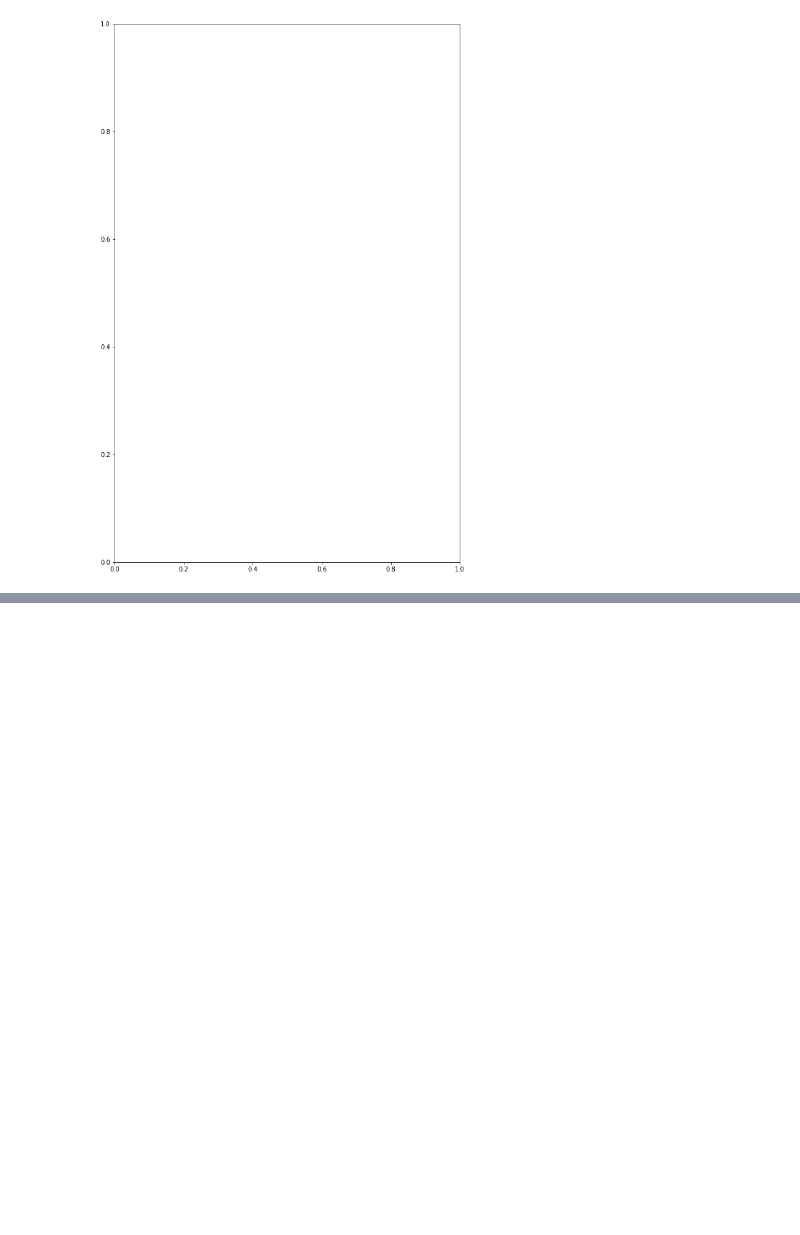
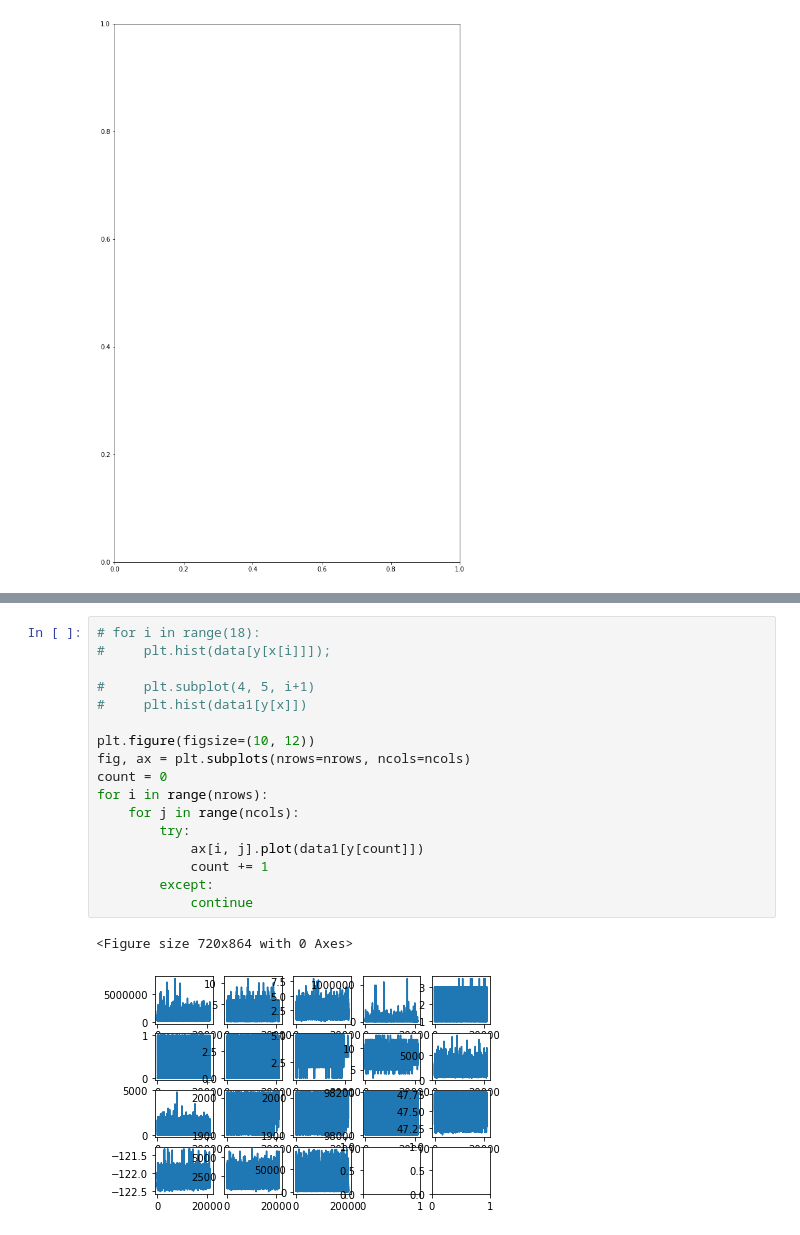
Before and after one commit to Maltanno/Phase2_Project, a Jupyter notebook: Data_Analysis.ipynb, the cells around one changed output, grey strips where cells are left out. Cells and saved outputs as stored; diff of their text form; blank space fills up the shorter version.

```diff
--- a/Data_Analysis.ipynb
+++ b/Data_Analysis.ipynb
@@ -219,0 +261,20 @@ pd.plotting.scatter_matrix(data, figsize=(24,24));
+# %%
+# for i in range(18):
+#     plt.hist(data[y[x[i]]]);
+
+#     plt.subplot(4, 5, i+1)
+#     plt.hist(data1[y[x]])
+
+plt.figure(figsize=(10, 12))
+fig, ax = plt.subplots(nrows=nrows, ncols=ncols)
+count = 0
+for i in range(nrows):
+    for j in range(ncols):
+        try:
+            ax[i, j].plot(data1[y[count]])
+            count += 1
+        except:
+            continue
+# %% [output]
+<Figure size 720x864 with 0 Axes>
+[figure, added]
```
Also changed, not shown: parts of 20 cells of this notebook.
